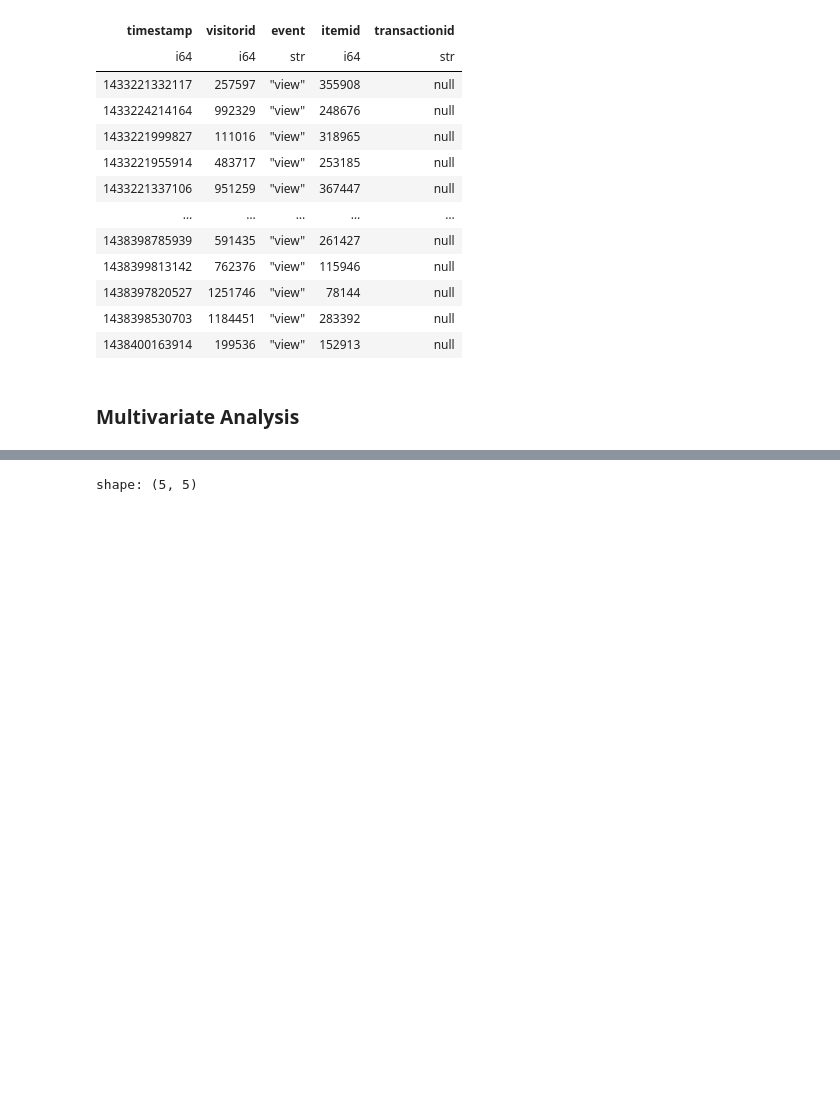
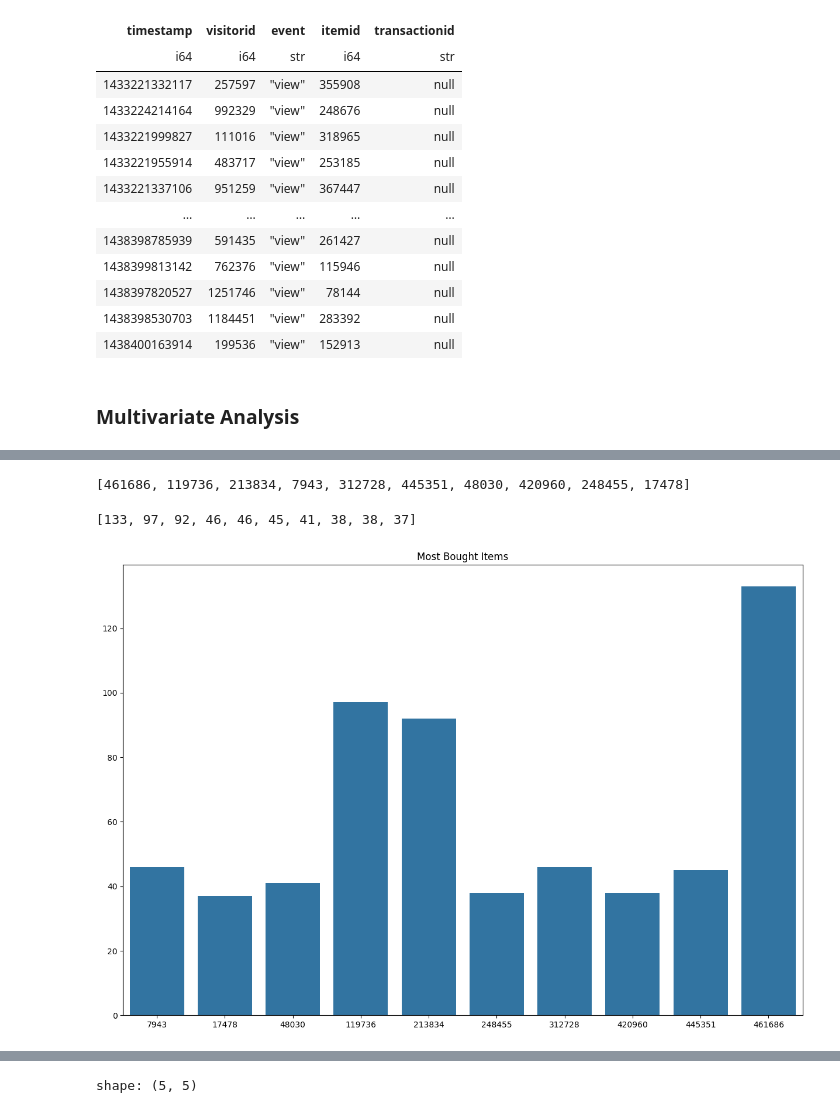
Before and after one commit to Andrew-Bordei/Data-Science, a Jupyter notebook: recommendation_system/notebooks/eda.ipynb, the cells around one changed output, grey strips where cells are left out. Cells and saved outputs as stored; diff of their text form; code cells hidden in the pictures; blank space fills up the shorter version.

Commit message:
EDA & frequently bought together

```diff
--- a/recommendation_system/notebooks/eda.ipynb
+++ b/recommendation_system/notebooks/eda.ipynb
@@ -164,0 +130,5 @@ Counter({187946: 3410,
+# %%
+# Counting the most bought items
+most_bought_items = Counter(grouped_df.row(0)[1]).most_common()
+most_bought_items=most_bought_items[:10]
+most_bought_items
@@ -164,0 +146,23 @@ Counter({187946: 3410,
+# %%
+# Adding id's of 10 most bought item to list for plotting
+bought_items_list = [x for x,i in most_bought_items]
+bought_items_list=bought_items_list[:10]
+bought_items_list
+# %% [output]
+[461686, 119736, 213834, 7943, 312728, 445351, 48030, 420960, 248455, 17478]
+# %%
+# Adding frequency of 10 most bought items to list for plotting
+bought_frequency_list = [i for x,i in most_bought_items]
+bought_frequency_list =bought_frequency_list[:10]
+bought_frequency_list
+# %% [output]
+[133, 97, 92, 46, 46, 45, 41, 38, 38, 37]
+# %%
+# Dimensions of figure
+fig,ax = plt.subplots(figsize=(15, 10))
+
+plt.title("Most Bought Items")
+sns.barplot(x=bought_items_list,y=bought_frequency_list,ax=ax)
+plt.show()
+# %% [output]
+[figure, added]
```
Also changed, not shown: parts of 22 cells of this notebook, 1 other file.
